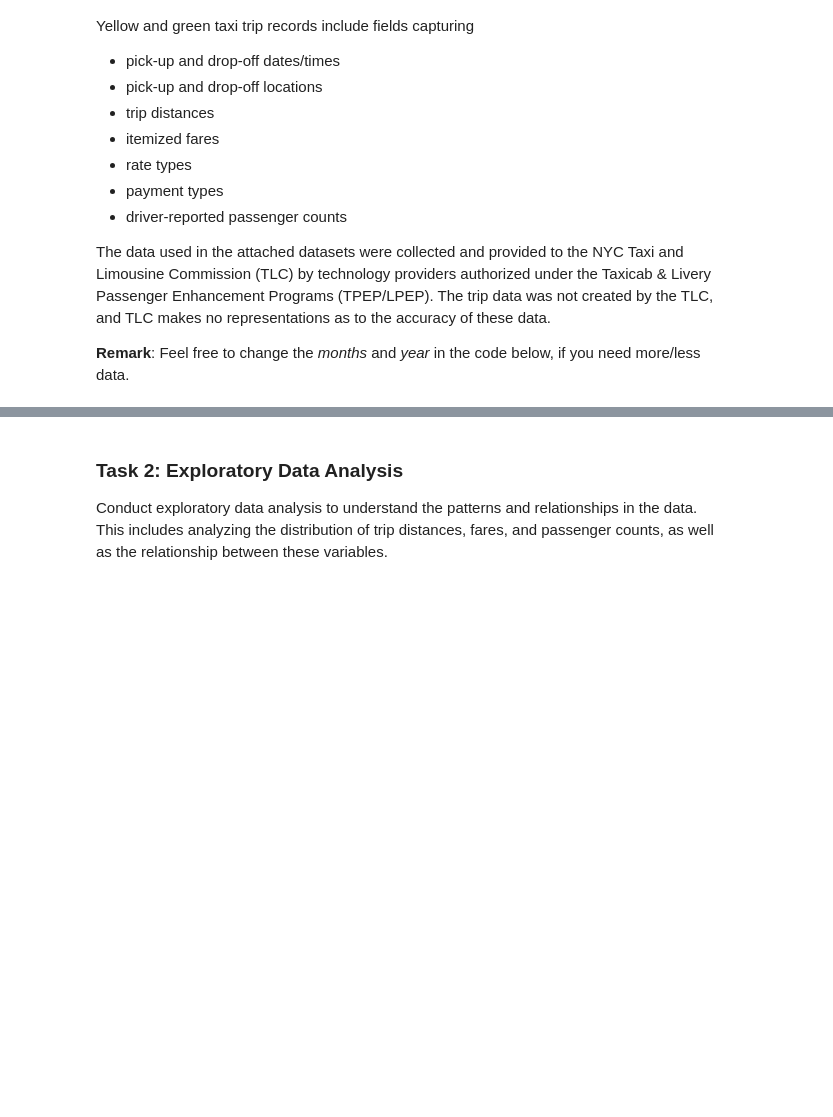
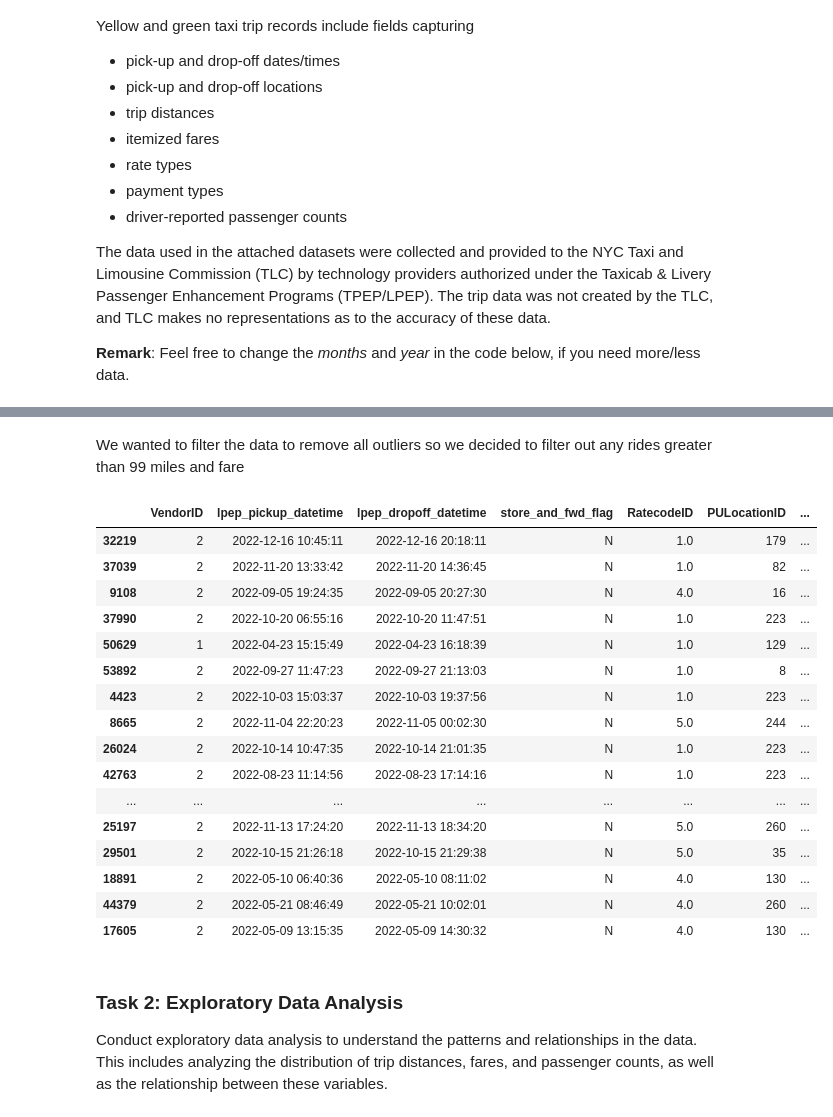
Before and after one commit to ngiorda4/NYC-Taxi-Analysis-and-Forecasting, a Jupyter notebook: 4_HStemporal_spatial_data_analysis copy.ipynb, the cells around one changed output, grey strips where cells are left out. Cells and saved outputs as stored; diff of their text form; code cells hidden in the pictures; blank space fills up the shorter version.

```diff
--- a/4_HStemporal_spatial_data_analysis copy.ipynb
+++ b/4_HStemporal_spatial_data_analysis copy.ipynb
@@ -69,0 +70,11 @@ df_green.head(5)
+# %% [markdown]
+We wanted to filter the data to remove all outliers so we decided to filter out any rides greater than 99 miles and fare
+# %%
+import numpy as np
+
+df_green_filtered = df_green[
+    (df_green.trip_distance <= 50)
+    &
+   (df_green.fare_amount > 0)
+]
+df_green_filtered.sort_values('trip_distance').tail(30)
@@ -70,3 +83,23 @@ df_green.head(5)
+# %%
+df_green_filtered.sort_values('trip_distance').tail(30)
+# %% [output]
+|  | VendorID | lpep_pickup_datetime | lpep_dropoff_datetime | store_and_fwd_flag | RatecodeID | PULocationID | ... |
+| 32219 | 2 | 2022-12-16 10:45:11 | 2022-12-16 20:18:11 | N | 1.0 | 179 | ... |
+| 37039 | 2 | 2022-11-20 13:33:42 | 2022-11-20 14:36:45 | N | 1.0 | 82 | ... |
+| 9108 | 2 | 2022-09-05 19:24:35 | 2022-09-05 20:27:30 | N | 4.0 | 16 | ... |
+| 37990 | 2 | 2022-10-20 06:55:16 | 2022-10-20 11:47:51 | N | 1.0 | 223 | ... |
+| 50629 | 1 | 2022-04-23 15:15:49 | 2022-04-23 16:18:39 | N | 1.0 | 129 | ... |
+| 53892 | 2 | 2022-09-27 11:47:23 | 2022-09-27 21:13:03 | N | 1.0 | 8 | ... |
+| 4423 | 2 | 2022-10-03 15:03:37 | 2022-10-03 19:37:56 | N | 1.0 | 223 | ... |
+| 8665 | 2 | 2022-11-04 22:20:23 | 2022-11-05 00:02:30 | N | 5.0 | 244 | ... |
+| 26024 | 2 | 2022-10-14 10:47:35 | 2022-10-14 21:01:35 | N | 1.0 | 223 | ... |
+| 42763 | 2 | 2022-08-23 11:14:56 | 2022-08-23 17:14:16 | N | 1.0 | 223 | ... |
+| ... | ... | ... | ... | ... | ... | ... | ... |
+| 25197 | 2 | 2022-11-13 17:24:20 | 2022-11-13 18:34:20 | N | 5.0 | 260 | ... |
+| 29501 | 2 | 2022-10-15 21:26:18 | 2022-10-15 21:29:38 | N | 5.0 | 35 | ... |
+| 18891 | 2 | 2022-05-10 06:40:36 | 2022-05-10 08:11:02 | N | 4.0 | 130 | ... |
+| 44379 | 2 | 2022-05-21 08:46:49 | 2022-05-21 10:02:01 | N | 4.0 | 260 | ... |
+| 17605 | 2 | 2022-05-09 13:15:35 | 2022-05-09 14:30:32 | N | 4.0 | 130 | ... |
 # %%
 from src.utils import create_scatterplot
 
```
Also changed, not shown: parts of 21 cells of this notebook, 1 other file.
